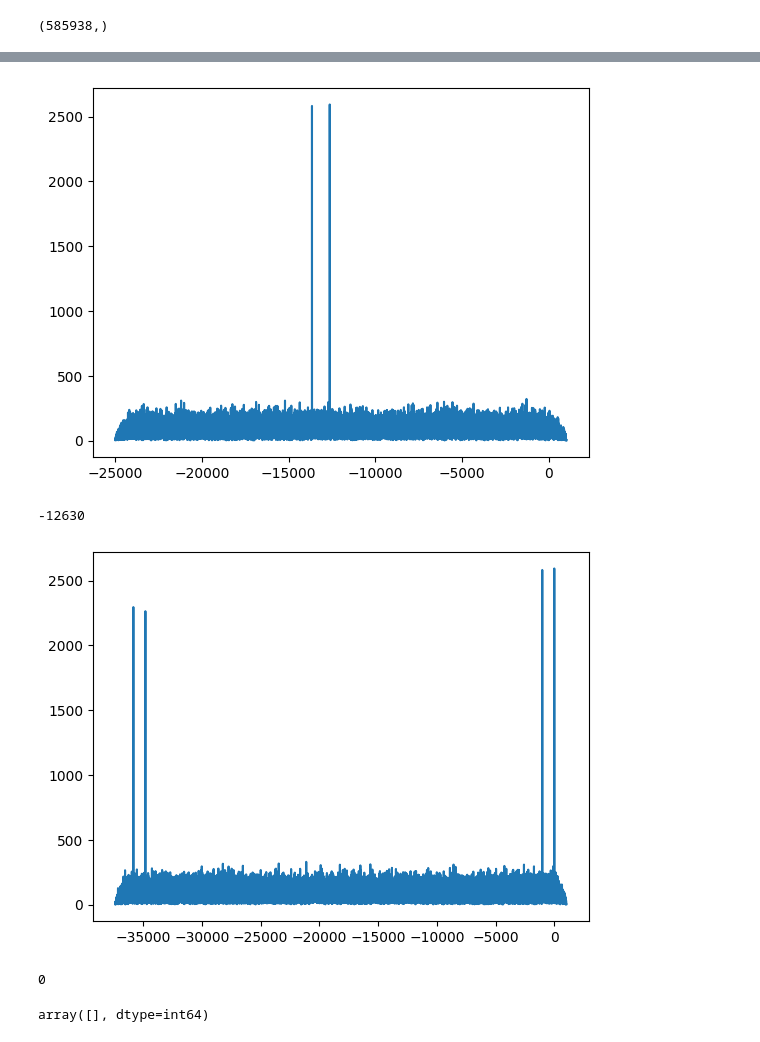
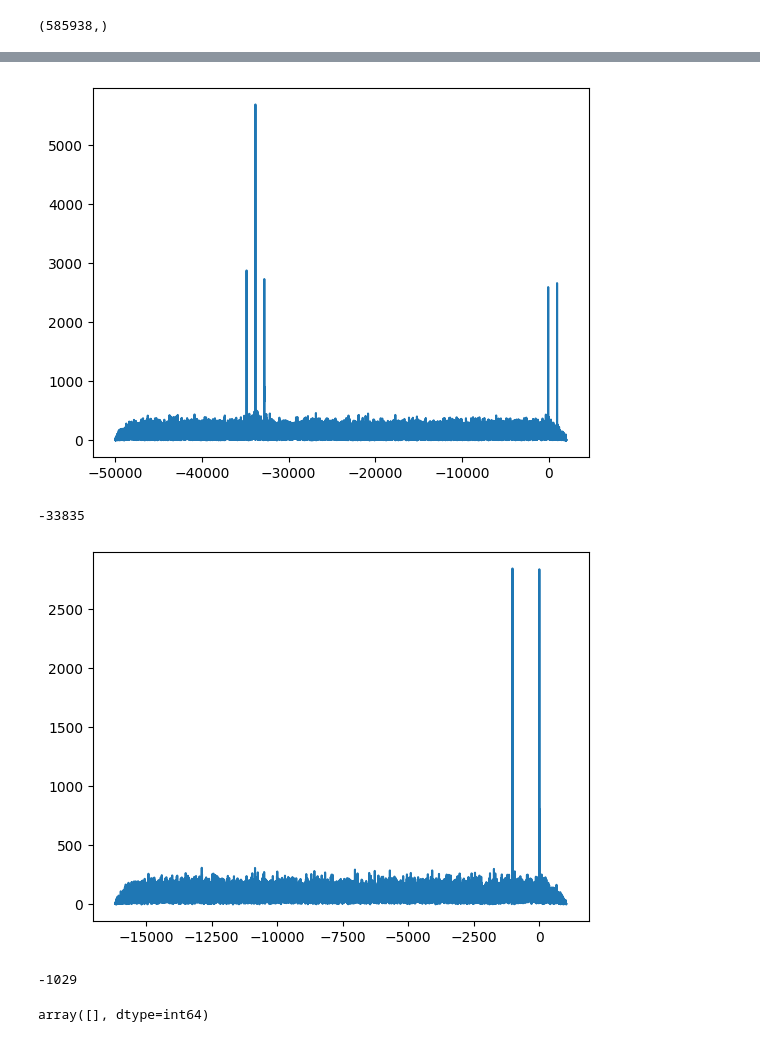
Before and after one commit to antroseco/fibre-sim, a Jupyter notebook: lab_data_bence.ipynb, the cells around one changed output, grey strips where cells are left out. Cells and saved outputs as stored; diff of their text form; code cells hidden in the pictures.

```diff
--- a/lab_data_bence.ipynb
+++ b/lab_data_bence.ipynb
@@ -57,7 +57,7 @@ def plot_signal(signal: np.ndarray, alpha=1.0, size=0.1) -> None:
 # %%
 # 256 GSa/s, stored as 16-bit signed integers
 data_256i = np.ravel(
-    scipy.io.loadmat("data_bence_paper/capture_50G_run5_-20dBm.mat")["ch1"]
+    scipy.io.loadmat("data_bence_paper/capture_50G_run6_-20dBm.mat")["ch1"]
 )
 
 # Convert to cdouble, and normalize power
@@ -115,7 +127,7 @@ np.fft.fftfreq(data_256d.size, d=1 / 256e9)[np.argmax(np.fft.fft(data_256d))] /
 # %%
 # XXX Do this first before resampling to 100 GS/s. Note that this IF is not
 # negative, unlike what we found when resample first!
-rx_if = Digital90degHybrid(25.872, 256e9)(data_256d)
+rx_if = Digital90degHybrid(25.925, 256e9)(data_256d)
 # %%
 plot_signal(rx_if)
 # %% [output]
@@ -133,6 +145,6 @@ plot_signal(data_100)
 # %%
 # 25 km of fibre.
-rx_cd = CDCompensator(25_000, 100e9, 2, 35, 0.01)(data_100)
+rx_cd = CDCompensator(25_000, 100e9, 2, 299, 0.01)(data_100)
 # %%
 plot_signal(rx_cd)
 # %% [output]
@@ -168,17 +175,17 @@ def find_all_lags(ref: np.ndarray, sig: np.ndarray, threshold: float) -> int:
     lag = lags[corr > threshold]
     return lag
 # %%
-find_lag(np.conj(qpsk_sync), rx_pf[0:50_000:2])
+find_lag(np.conj(np.tile(qpsk_sync, 2)), rx_pf[0:100_000:2])
 # %% [output]
-[figure, old version]
+[figure, new version]
--12630
+-33835
 # %%
 # qpsk_sync leads rx_pf by 13652 samples
 # find_lag(qpsk_sync, rx_pf[2 * 13652 - 2048 : 2 * 50_000 : 2])
-find_lag(np.conj(qpsk_sync), rx_pf[2 * 12630 : 2 * 50_000 : 2])
+find_lag(np.conj(qpsk_sync), rx_pf[2 * 33830 : 2 * 50_000 : 2])
 # %% [output]
-[figure, old version]
+[figure, new version]
-0
+-1029
 # %%
 all_lags = find_all_lags(qpsk_sync, rx_pf[::2], 500)
 all_lags
```
Also changed, not shown: parts of 19 cells of this notebook, 3 other files.
